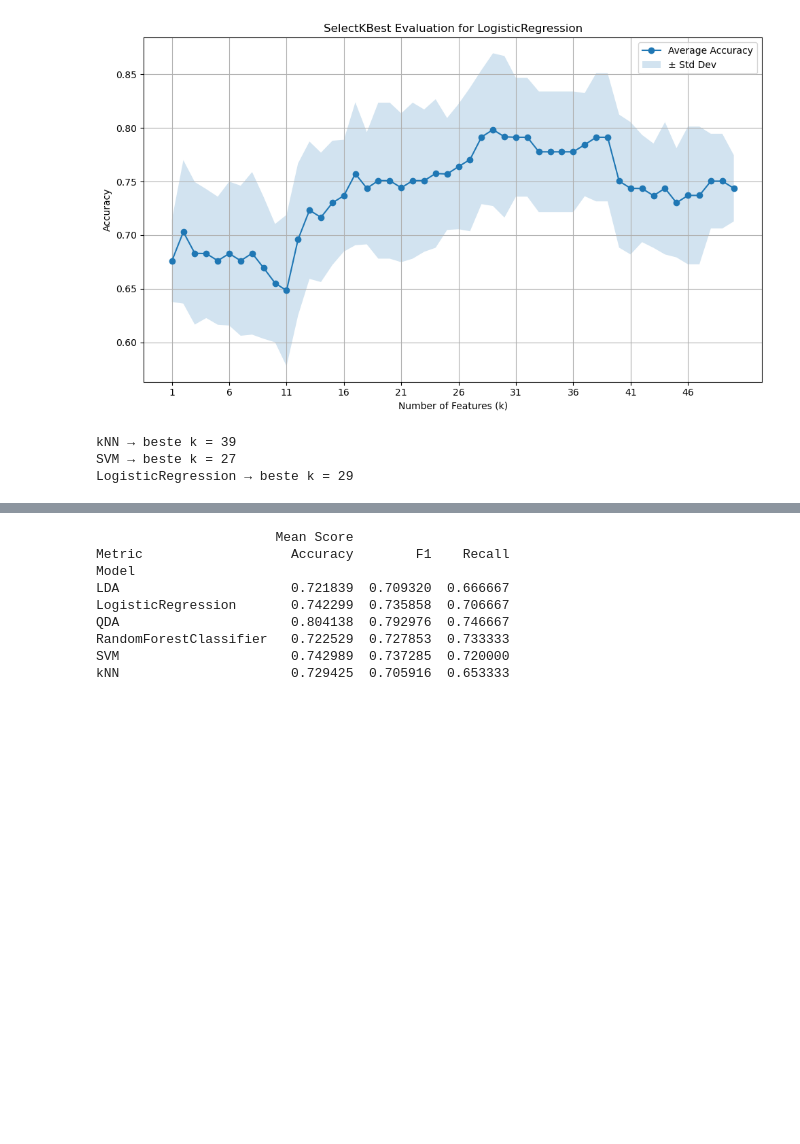
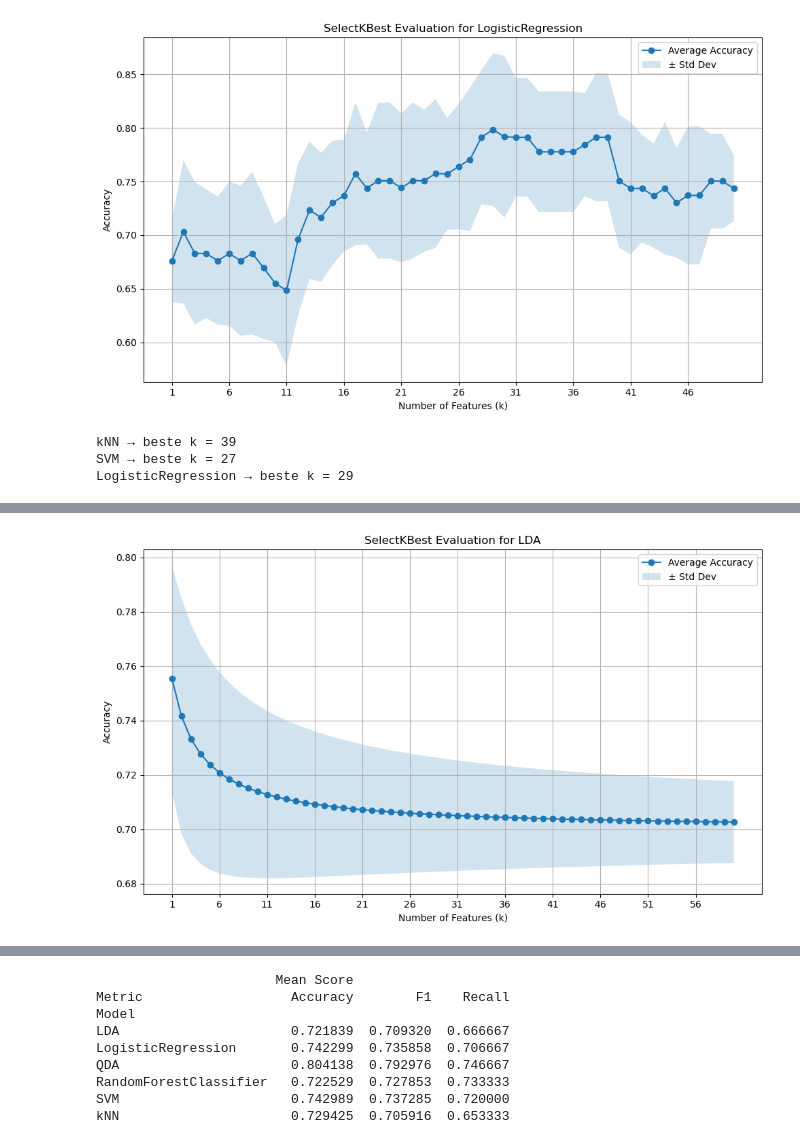
Before and after one commit to TaraVijgeboom/TM10007_Group10_Liver, a Jupyter notebook: assignment.ipynb, the cells around one changed output, grey strips where cells are left out. Saved outputs shown, nothing was run; the diff lists cells and outputs as text; code cells hidden in the pictures; blank space fills up the shorter version.

```diff
--- a/assignment.ipynb
+++ b/assignment.ipynb
@@ -207,4 +207,11 @@ if n_removed > 0:
     print(f"Number of features removed due to zero variance: {n_removed}")
 else:
     print("No features with zero variance found — skipping removal.")
+
+# Remove constant features
+remove_indices = [84, 90, 412, 425, 438] # Indices to remove
+X_train_scaled = X_train_scaled.drop(X_train_scaled.columns[remove_indices], axis=1)
+X_test_scaled = X_test_scaled.drop(X_test_scaled.columns[remove_indices], axis=1)
+print(f"Number of features removed due to constant values: {len(remove_indices)}")
+print(f"Number of features after removal: {X_train_scaled.shape[1]}")
 # %% [output]
@@ -482,0 +644,90 @@ LogisticRegression → beste k = 29
+# %%
+k_values = range(1, 61)
+kf = StratifiedKFold(n_splits=5, shuffle=True)
+
+# Model dictionary
+models = {
+    "LDA": (LinearDiscriminantAnalysis(), X_train_scaled),
+    "QDA": (QuadraticDiscriminantAnalysis(reg_param=0.001), X_train_scaled),
+}
+results = {}
+
+for model_name, (model, X_input) in models.items():
+    print(f"\nEvaluating {model_name}...")
+    average_accuracies = []
+    std_accuracies = []
+    for k in k_values:
+        print(f"Evaluating k = {k}...")
+        selector = SelectKBest(f_classif, k=k)
+        X_fold_train_uni = selector.fit_transform(X_fold_train, y_fold_train)
+        feature_names = X_fold_train.columns[selector.get_support()]
+        X_fold_train_df = pd.DataFrame(X_fold_train_uni, columns=feature_names)
+
+        selected_features = []
+        remaining_features = list(feature_names)
+        best_score = -np.inf
+        patience = 2
+        no_improve = 0
+
+        while remaining_features and no_improve < patience:
+            local_best_score = -np.inf
+            local_best_feature = None
+
+            for feature in remaining_features:
+                trial_features = selected_features + [feature]
+                X_trial = X_fold_train_df[trial_features]
+                score = cross_val_score(clone(model), X_trial, y_fold_train,
+                                        cv=3, scoring='accuracy').mean()
+                if score > local_best_score:
+                    local_best_score = score
+                    local_best_feature = feature
+
+            if local_best_score > best_score:
+                best_score = local_best_score
+                selected_features.append(local_best_feature)
+                remaining_features.remove(local_best_feature)
+                no_improve = 0
+            else:
+                no_improve += 1
+
+        X_train_reduced = X_fold_train_df[selected_features]
+        X_test_reduced = pd.DataFrame(
+            selector.transform(X_fold_test), columns=feature_names
+        )[selected_features]
+
+        model.fit(X_fold_train, y_fold_train)
+        y_pred = model.predict(X_fold_test)
+        acc = accuracy_score(y_fold_test, y_pred)
+        accuracies.append(acc)
+
+        avg_acc = np.mean(accuracies)
+        std_acc = np.std(accuracies)
+        average_accuracies.append(avg_acc)
+        std_accuracies.append(std_acc)
+
+    # Save results for plotting
+    results[model_name] = {
+        "avg": average_accuracies,
+        "std": std_accuracies}
+
+    # Plot
+    upper = np.array(average_accuracies) + np.array(std_accuracies)
+    lower = np.array(average_accuracies) - np.array(std_accuracies)
+
+    plt.figure(figsize=(10, 6))
+    plt.plot(list(k_values), average_accuracies, marker='o', label='Average Accuracy')
+    plt.fill_between(list(k_values), upper, lower, alpha=0.2, label='± Std Dev')
+    plt.title(f'SelectKBest Evaluation for {model_name}')
+    plt.xlabel('Number of Features (k)')
+    plt.ylabel('Accuracy')
+    plt.grid(True)
+    plt.xticks(list(k_values)[::5])
+    plt.legend()
+    plt.tight_layout()
+    plt.show()
+
+# Bepaal het beste k voor elk model
+for model_name, (model_obj, X_input) in models.items():
+    k_best = np.argmax(results[model_name]["avg"]) + 1
+    print(f"{model_name} → beste k = {k_best}")
+# %% [output]
@@ -482,0 +751 @@ LogisticRegression → beste k = 29
+[figure, added]
```
Also changed, not shown: parts of 5 cells of this notebook.
